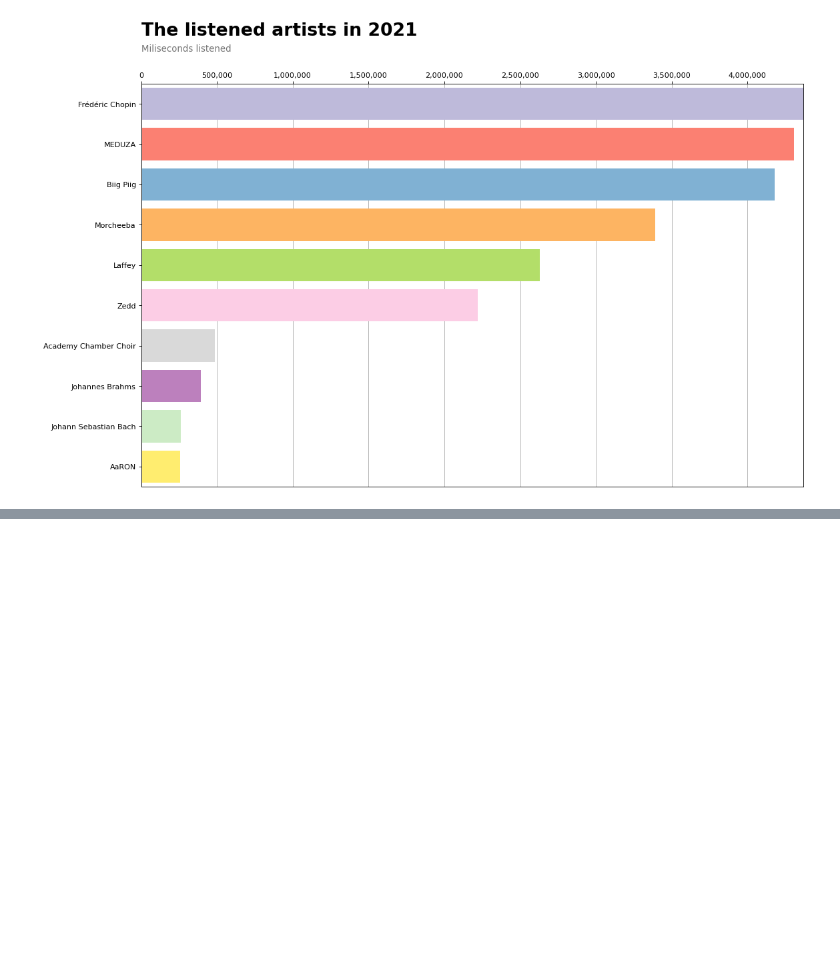
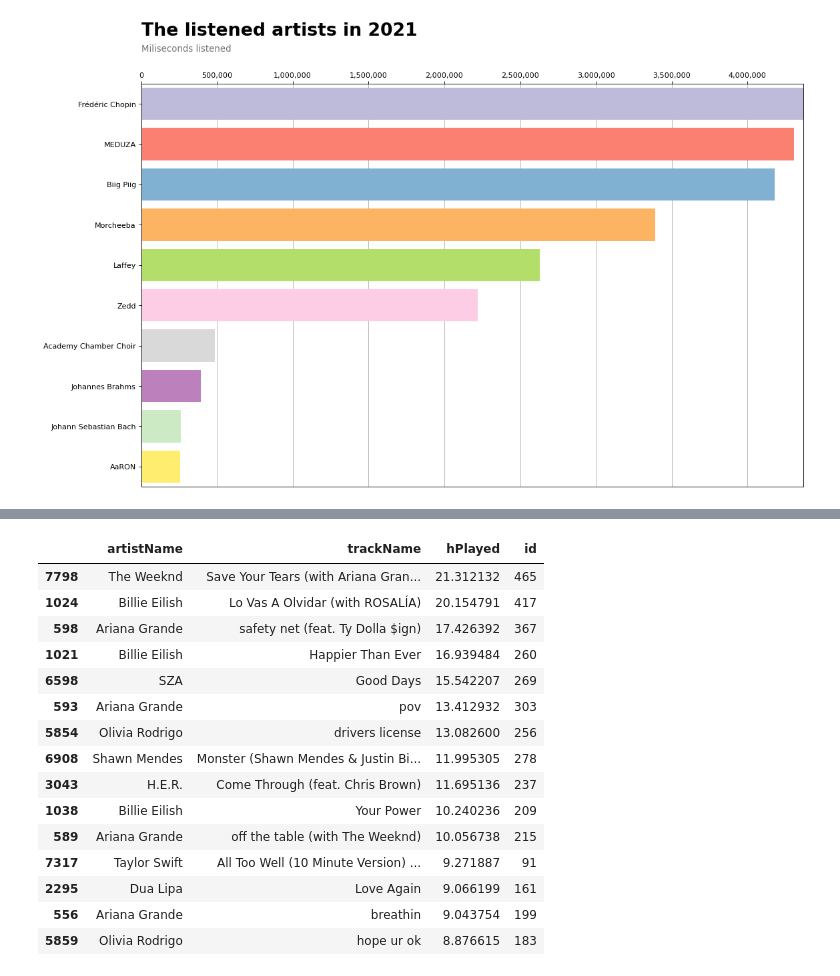
Before and after one commit to karolinastawicka/my-spotify-wrapped, a Jupyter notebook: notebooks/Bar Chart Race.ipynb, the cells around one changed output, grey strips where cells are left out. Drawn from its saved outputs; the diff is of its cells as text; code cells hidden in the pictures; blank space fills up the shorter version.

```diff
--- a/notebooks/Bar Chart Race.ipynb
+++ b/notebooks/Bar Chart Race.ipynb
@@ -240,0 +307,8 @@ Wall time: 1min 3s
+# %%
+conditions = [df['artistName'] == 'Justin Bieber',
+              df['mPlayed'] >= 10.22]
+
+outputs = ['Justin Bieber', 'Podcast']
+
+df['streamType'] = np.select(conditions, outputs, 'Music')
+df.head()
@@ -240,0 +322,19 @@ Wall time: 1min 3s
+# %%
+df.groupby(['artistName', 'trackName'], as_index=False).agg({'hPlayed':'sum', 'id':'count'}).sort_values(by='hPlayed', ascending=False).head(15)
+# %% [output]
+|  | artistName | trackName | hPlayed | id |
+| 7798 | The Weeknd | Save Your Tears (with Ariana Gran... | 21.312132 | 465 |
+| 1024 | Billie Eilish | Lo Vas A Olvidar (with ROSALÍA) | 20.154791 | 417 |
+| 598 | Ariana Grande | safety net (feat. Ty Dolla $ign) | 17.426392 | 367 |
+| 1021 | Billie Eilish | Happier Than Ever | 16.939484 | 260 |
+| 6598 | SZA | Good Days | 15.542207 | 269 |
+| 593 | Ariana Grande | pov | 13.412932 | 303 |
+| 5854 | Olivia Rodrigo | drivers license | 13.082600 | 256 |
+| 6908 | Shawn Mendes | Monster (Shawn Mendes & Justin Bi... | 11.995305 | 278 |
+| 3043 | H.E.R. | Come Through (feat. Chris Brown) | 11.695136 | 237 |
+| 1038 | Billie Eilish | Your Power | 10.240236 | 209 |
+| 589 | Ariana Grande | off the table (with The Weeknd) | 10.056738 | 215 |
+| 7317 | Taylor Swift | All Too Well (10 Minute Version) ... | 9.271887 | 91 |
+| 2295 | Dua Lipa | Love Again | 9.066199 | 161 |
+| 556 | Ariana Grande | breathin | 9.043754 | 199 |
+| 5859 | Olivia Rodrigo | hope ur ok | 8.876615 | 183 |
```
Also changed, not shown: parts of 17 cells of this notebook, 4 other files.
